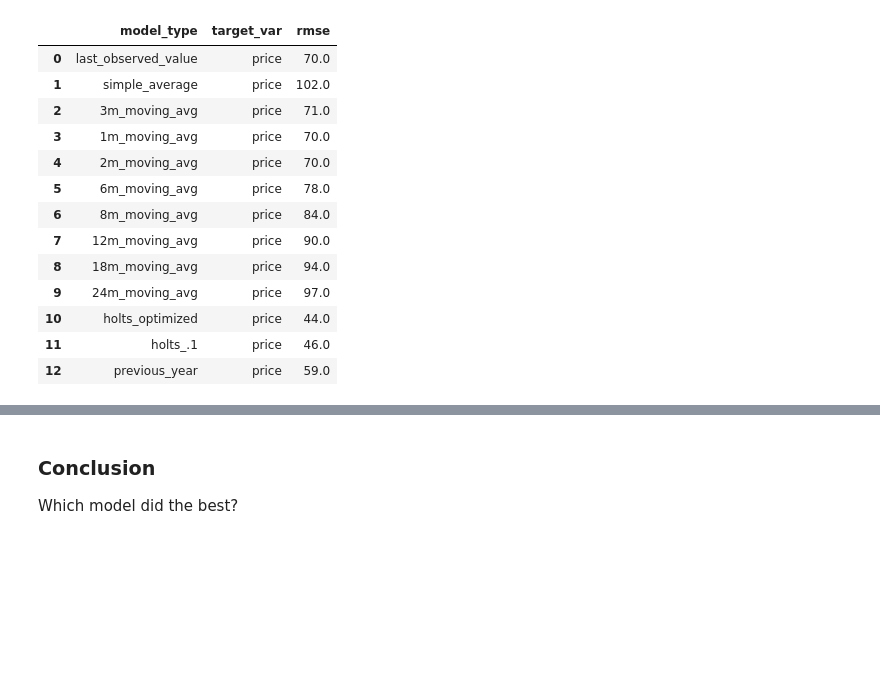
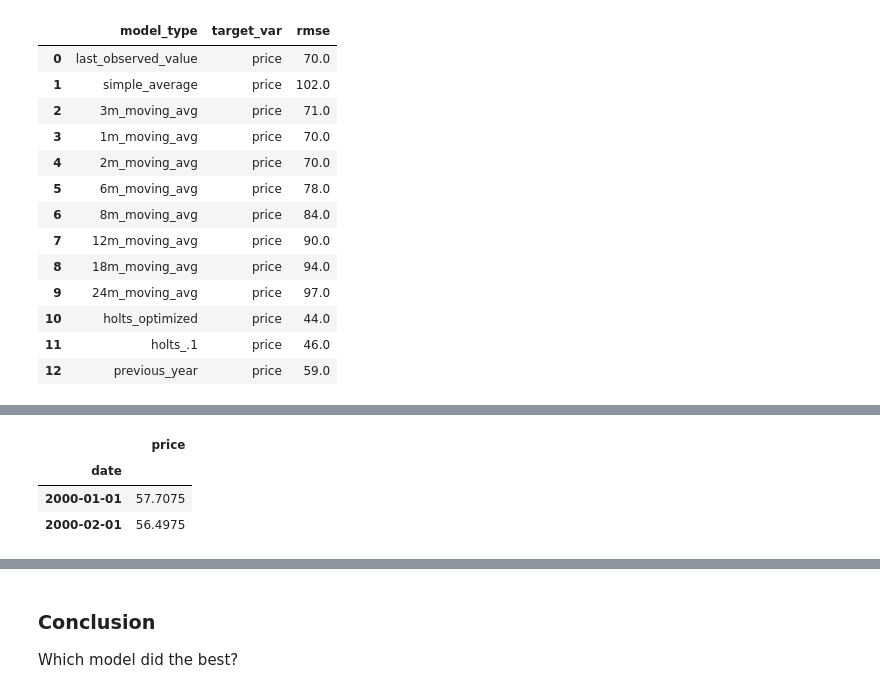
Before and after one commit to KwameTaylor/time-series-exercises, a Jupyter notebook: modeling-lesson-with-stock-data.ipynb, the cells around one changed output, grey strips where cells are left out. Saved outputs shown, nothing was run; the diff lists cells and outputs as text; code cells hidden in the pictures; blank space fills up the shorter version.

```diff
--- a/modeling-lesson-with-stock-data.ipynb
+++ b/modeling-lesson-with-stock-data.ipynb
@@ -662,0 +676,7 @@ eval_df
+# %%
+IBM.head(2)
+# %% [output]
+|  | price |
+| date |  |
+| 2000-01-01 | 57.7075 |
+| 2000-02-01 | 56.4975 |
```
Also changed, not shown: parts of 14 cells of this notebook, 1 other file.
